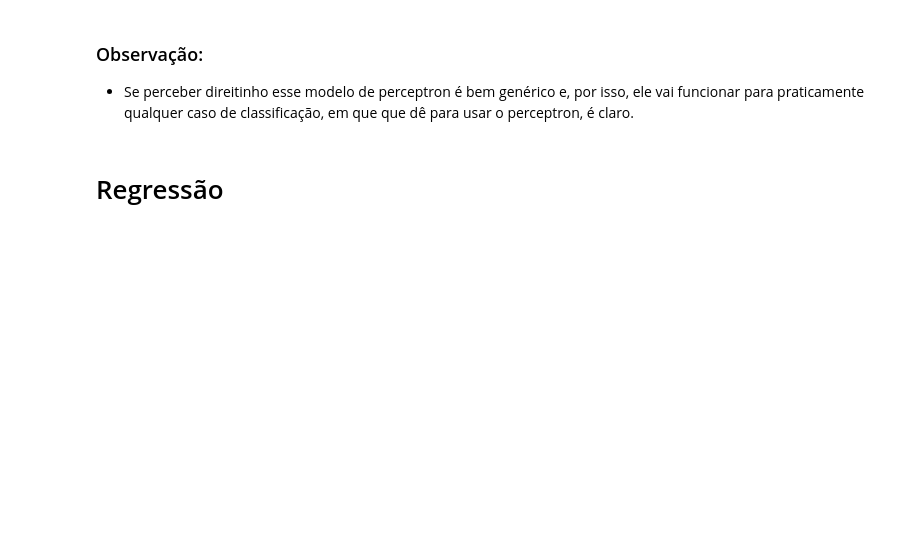
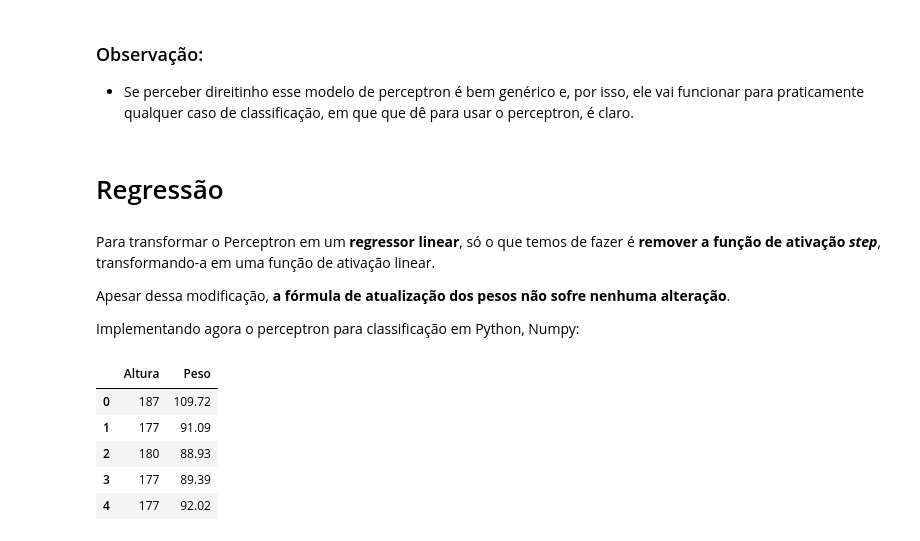
Before and after one commit to raphael720/DeepLearning, a Jupyter notebook: Perceptron/Perceptron.ipynb, the cells around one changed output. Cells and saved outputs as stored; diff of their text form; code cells hidden in the pictures; blank space fills up the shorter version.

Commit message:
regressão com perceptron

```diff
--- a/Perceptron/Perceptron.ipynb
+++ b/Perceptron/Perceptron.ipynb
@@ -197,3 +197,19 @@ plot_linear_classifier(x, y, w, b)
 - Se perceber direitinho esse modelo de perceptron é bem genérico e, por isso, ele vai funcionar para praticamente qualquer caso de classificação, em que que dê para usar o perceptron, é claro.
 # %% [markdown]
 # Regressão
+# %% [markdown]
+Para transformar o Perceptron em um __regressor linear__, só o que temos de fazer é __remover a função de ativação _step___, transformando-a em uma função de ativação linear.
+
+Apesar dessa modificação, __a fórmula de atualização dos pesos não sofre nenhuma alteração__.
+
+Implementando agora o perceptron para classificação em Python, Numpy:
+# %%
+df = pd.read_csv("../data/medidas.csv")
+df.head()
+# %% [output]
+|  | Altura | Peso |
+| 0 | 187 | 109.72 |
+| 1 | 177 | 91.09 |
+| 2 | 180 | 88.93 |
+| 3 | 177 | 89.39 |
+| 4 | 177 | 92.02 |
```
Also changed, not shown: parts of 23 cells of this notebook.
